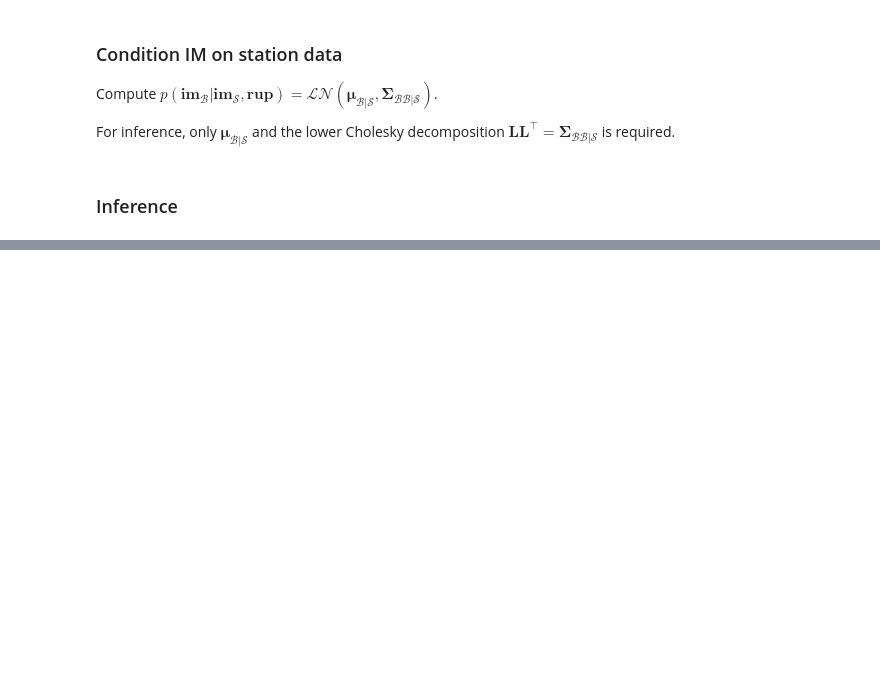
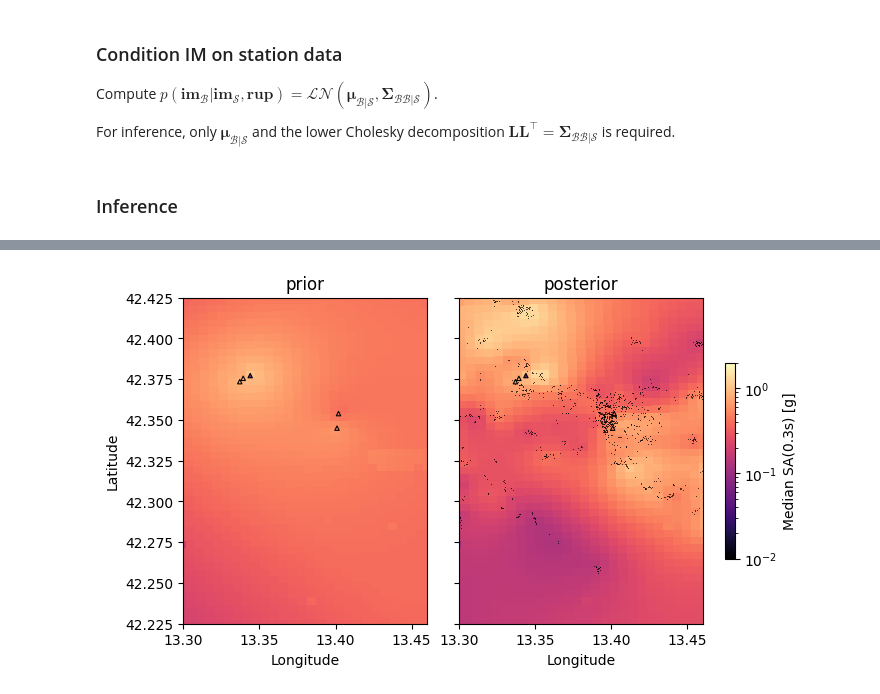
Before and after one commit to bodlukas/BayesFrag, a Jupyter notebook: example_Application.ipynb, the cells around one changed output, grey strips where cells are left out. Cells and saved outputs as stored; diff of their text form; code cells hidden in the pictures; blank space fills up the shorter version.

```diff
--- a/example_Application.ipynb
+++ b/example_Application.ipynb
@@ -320,2 +152,0 @@ Y = map_sites.coor[:, 1].reshape(sh)
-# %%
-Z = mu_T_S.reshape(sh)
@@ -617,0 +315,44 @@ ModuleNotFoundError: No module named 'matplotlib'
+# %%
+from modules.results import PosteriorPredictiveIM
+postpredIM = PosteriorPredictiveIM(GPR = gpr, survey_sites = survey_sites)
+
+samplesT_post = postpredIM.sample(args['mcmc_seed'], map_sites, posterior.samples['z'].values,
+                            L_BB_S, full_cov = False)
+
+# Compute mean and 5%, 95% quantiles
+logIMstats = np.append(np.mean(samplesT_post, axis=0)[None,:],
+          np.quantile(samplesT_post, [0.05, 0.95], axis=0),
+          axis=0)
+imT_post = xr.DataArray(np.exp(logIMstats), dims = ['stat', 'sid'],
+                    coords = {'stat': ['median', 'q05', 'q95']})
+# %%
+stat = 'median'
+
+X = map_sites.coor[:, 0].reshape(sh)
+Y = map_sites.coor[:, 1].reshape(sh)
+norma = mpl.colors.LogNorm(vmin=0.01, vmax=2)
+cmap = plt.get_cmap('magma')
+fig, axs = plt.subplots(1, 2, figsize=(7,4), sharey=True,
+                        constrained_layout=True)
+vals = [imT_prior.loc[stat].values, imT_post.loc[stat].values]
+titles = ['prior', 'posterior']
+for i, ax in enumerate(axs):
+    Z = vals[i].reshape(sh)
+    im = ax.pcolormesh(X,Y,Z,  norm=norma, cmap=cmap)
+    ax.scatter(station_sites.coor[:,0], station_sites.coor[:,1], c = obs_logIM,
+                   marker='^', edgecolor='black', s=10, lw=0.8, norm = norma, cmap=cmap)
+    if i == 1:
+        ax.scatter(survey_sites.coor[:,0], survey_sites.coor[:,1],
+                   marker='.', color='black', s=0.8, lw=0.2)
+    ax.set_xlim([13.3, 13.46])
+    ax.set_ylim([42.225, 42.425])
+    ax.set_title(titles[i])
+    if i == 0: ax.set_ylabel('Latitude')
+    ax.set_xlabel('Longitude')
+    # ax.set_aspect('equal')
+cbar = fig.colorbar(im, ax=axs[:],
+             orientation ='vertical', shrink=0.6,
+             label='Median SA(0.3s) [g]', pad=0.035,)
+plt.show()
+# %% [output]
+[figure, added]
```
Also changed, not shown: parts of 81 cells of this notebook, 16 other files.
